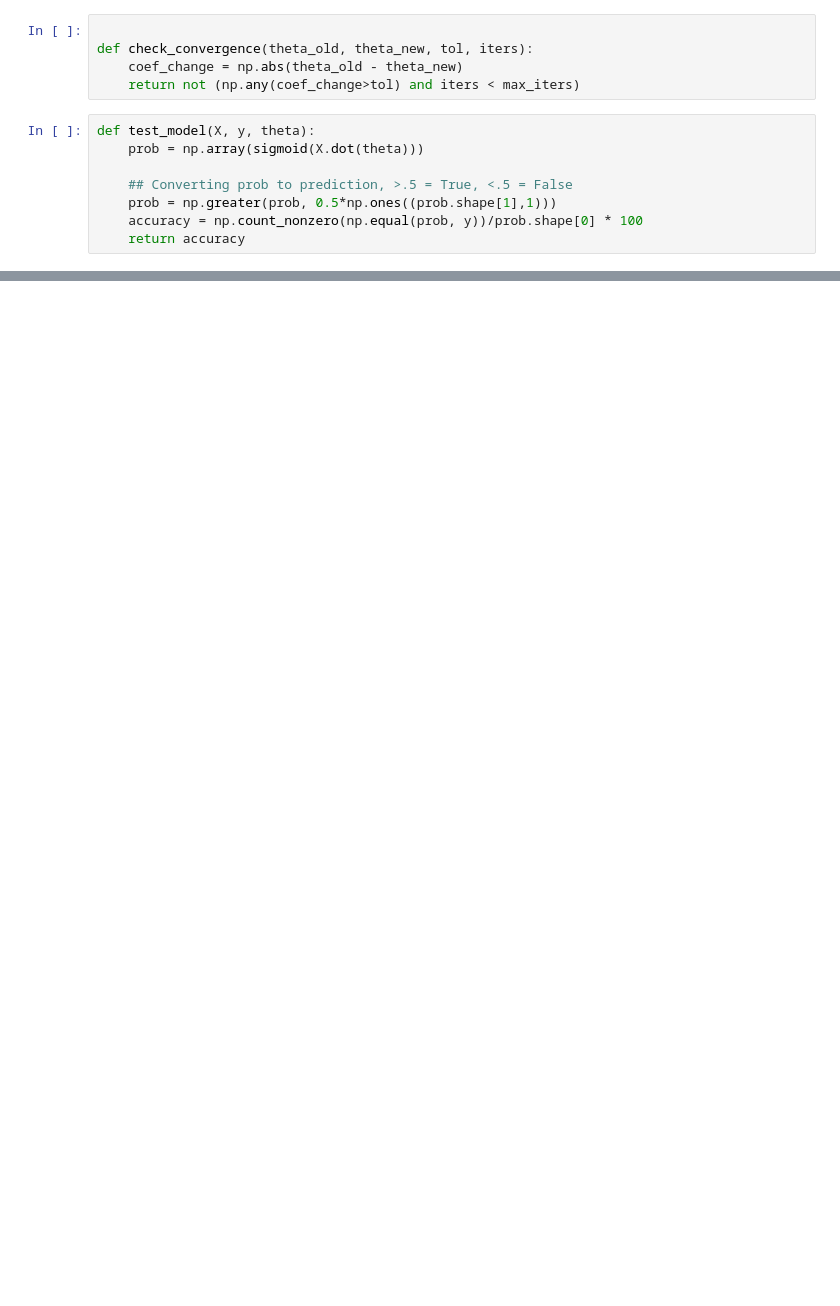
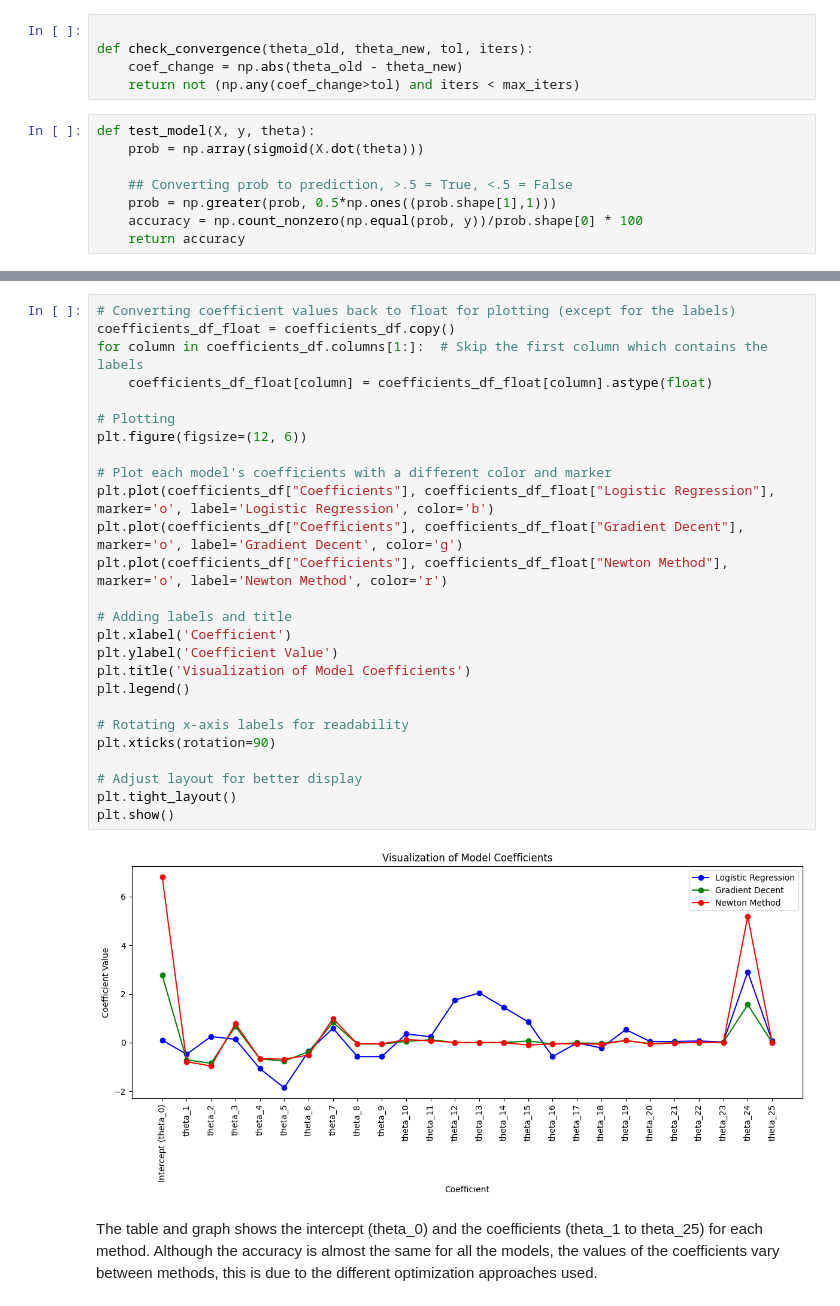
Before and after one commit to aaminah-arif/IoT-Monitoring-of-Water-Quality-and-Tilapia, a Jupyter notebook: Logistic Regression Project.ipynb, the cells around one changed output, grey strips where cells are left out. Saved outputs shown, nothing was run; the diff lists cells and outputs as text; blank space fills up the shorter version.

Commit message:
completed mostly, added comparisions of all models

```diff
--- a/Logistic Regression Project.ipynb
+++ b/Logistic Regression Project.ipynb
@@ -807,0 +868,30 @@ theta_25: 0.000000
+# %%
+# Converting coefficient values back to float for plotting (except for the labels)
+coefficients_df_float = coefficients_df.copy()
+for column in coefficients_df.columns[1:]:  # Skip the first column which contains the labels
+    coefficients_df_float[column] = coefficients_df_float[column].astype(float)
+
+# Plotting
+plt.figure(figsize=(12, 6))
+
+# Plot each model's coefficients with a different color and marker
+plt.plot(coefficients_df["Coefficients"], coefficients_df_float["Logistic Regression"], marker='o', label='Logistic Regression', color='b')
+plt.plot(coefficients_df["Coefficients"], coefficients_df_float["Gradient Decent"], marker='o', label='Gradient Decent', color='g')
+plt.plot(coefficients_df["Coefficients"], coefficients_df_float["Newton Method"], marker='o', label='Newton Method', color='r')
+
+# Adding labels and title
+plt.xlabel('Coefficient')
+plt.ylabel('Coefficient Value')
+plt.title('Visualization of Model Coefficients')
+plt.legend()
+
+# Rotating x-axis labels for readability
+plt.xticks(rotation=90)
+
+# Adjust layout for better display
+plt.tight_layout()
+plt.show()
+# %% [output]
+[figure, added]
+# %% [markdown]
+The table and graph shows the intercept (theta_0) and the coefficients (theta_1 to theta_25) for each method. Although the accuracy is almost the same for all the models, the values of the coefficients vary between methods, this is due to the different optimization approaches used.
```
Also changed, not shown: parts of 13 cells of this notebook.
